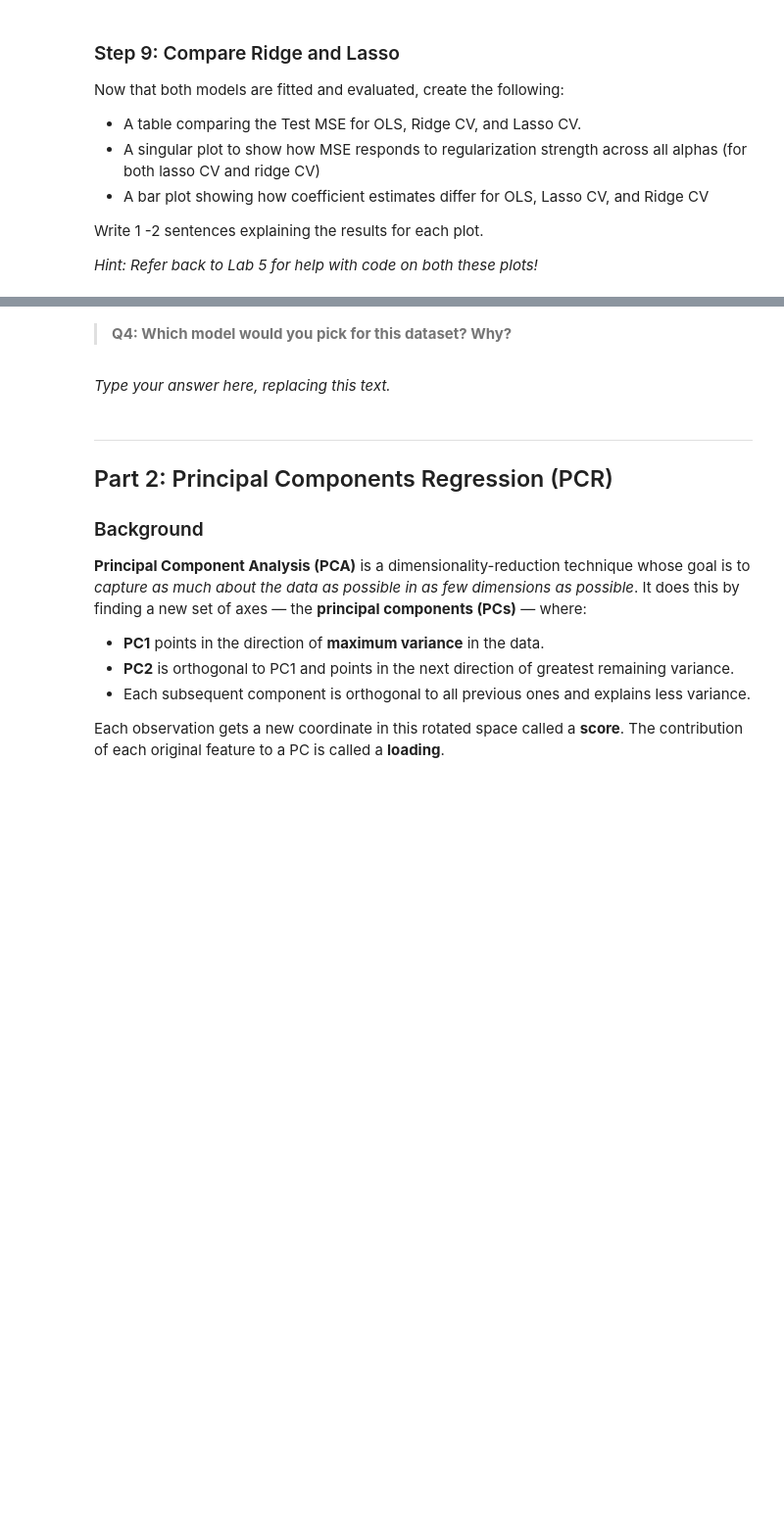
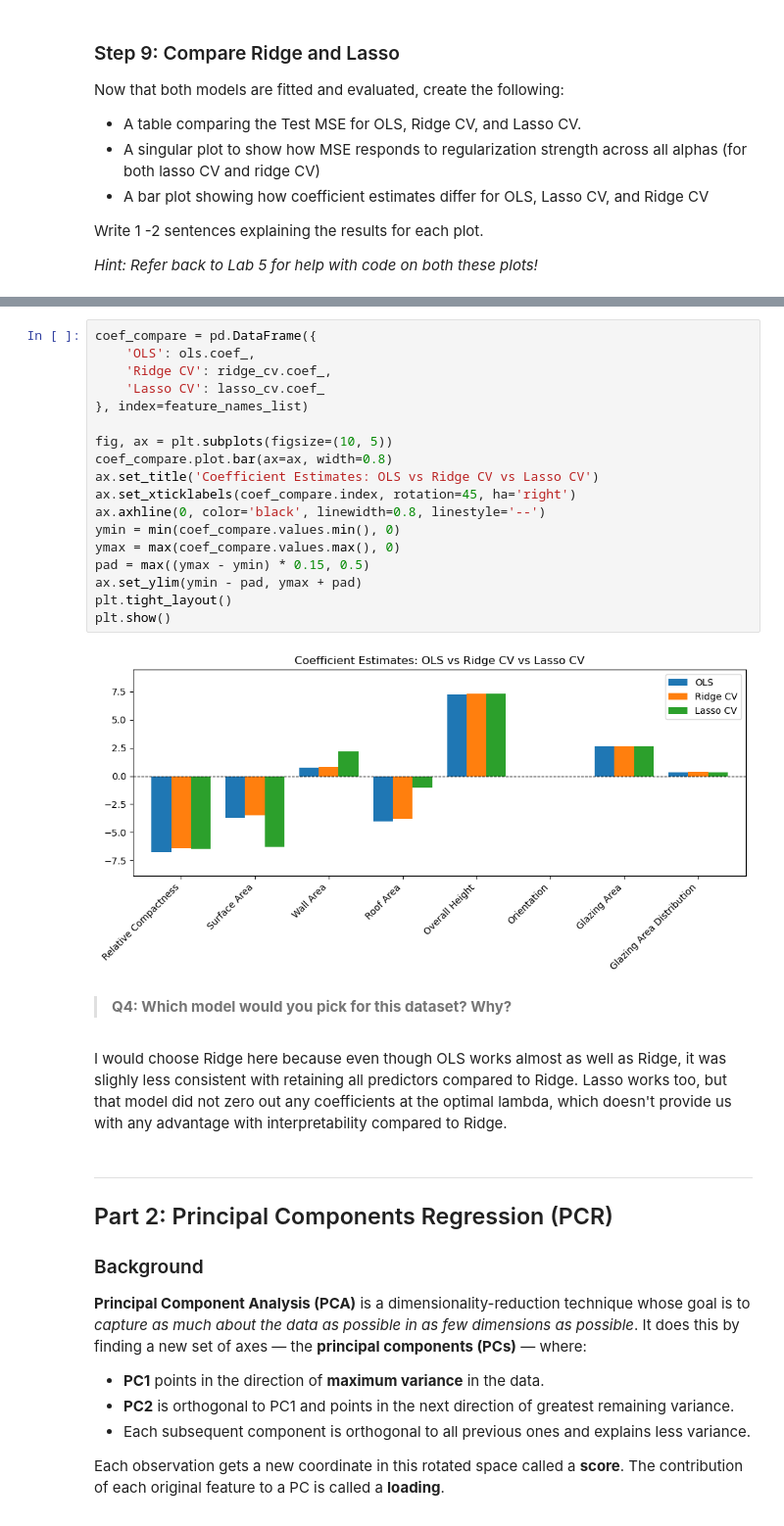
Before and after one commit to pfnorton39/assignment-3, a Jupyter notebook: task1/hw3-task1.ipynb, the cells around one changed output, grey strips where cells are left out. Shown at 98% size. Cells and saved outputs as stored; diff of their text form; blank space fills up the shorter version.

```diff
--- a/task1/hw3-task1.ipynb
+++ b/task1/hw3-task1.ipynb
@@ -314,7 +340,27 @@ Write 1 -2 sentences explaining the results for each plot.
+# %%
+coef_compare = pd.DataFrame({
+    'OLS': ols.coef_,
+    'Ridge CV': ridge_cv.coef_,
+    'Lasso CV': lasso_cv.coef_
+}, index=feature_names_list)
+
+fig, ax = plt.subplots(figsize=(10, 5))
+coef_compare.plot.bar(ax=ax, width=0.8)
+ax.set_title('Coefficient Estimates: OLS vs Ridge CV vs Lasso CV')
+ax.set_xticklabels(coef_compare.index, rotation=45, ha='right')
+ax.axhline(0, color='black', linewidth=0.8, linestyle='--')
+ymin = min(coef_compare.values.min(), 0)
+ymax = max(coef_compare.values.max(), 0)
+pad = max((ymax - ymin) * 0.15, 0.5)
+ax.set_ylim(ymin - pad, ymax + pad)
+plt.tight_layout()
+plt.show()
+# %% [output]
+[figure, added]
 # %% [markdown]
 > **Q4: Which model would you pick for this dataset? Why?**
 # %% [markdown]
-_Type your answer here, replacing this text._
+I would choose Ridge here because even though OLS works almost as well as Ridge, it was slighly less consistent with retaining all predictors compared to Ridge. Lasso works too, but that model did not zero out any coefficients at the optimal lambda, which doesn't provide us with any advantage with interpretability compared to Ridge.
 # %% [markdown]
 <!-- END QUESTION -->
 
```
Also changed, not shown: parts of 17 cells of this notebook.
